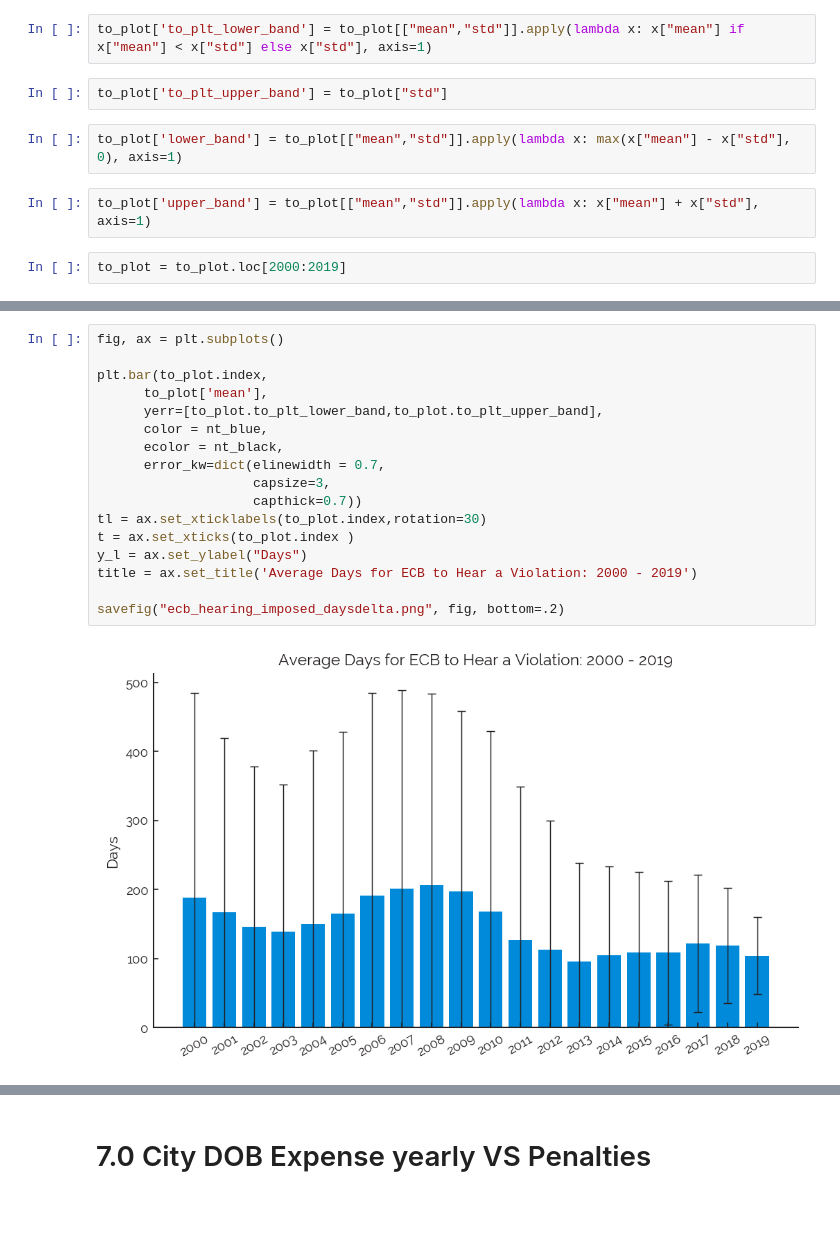
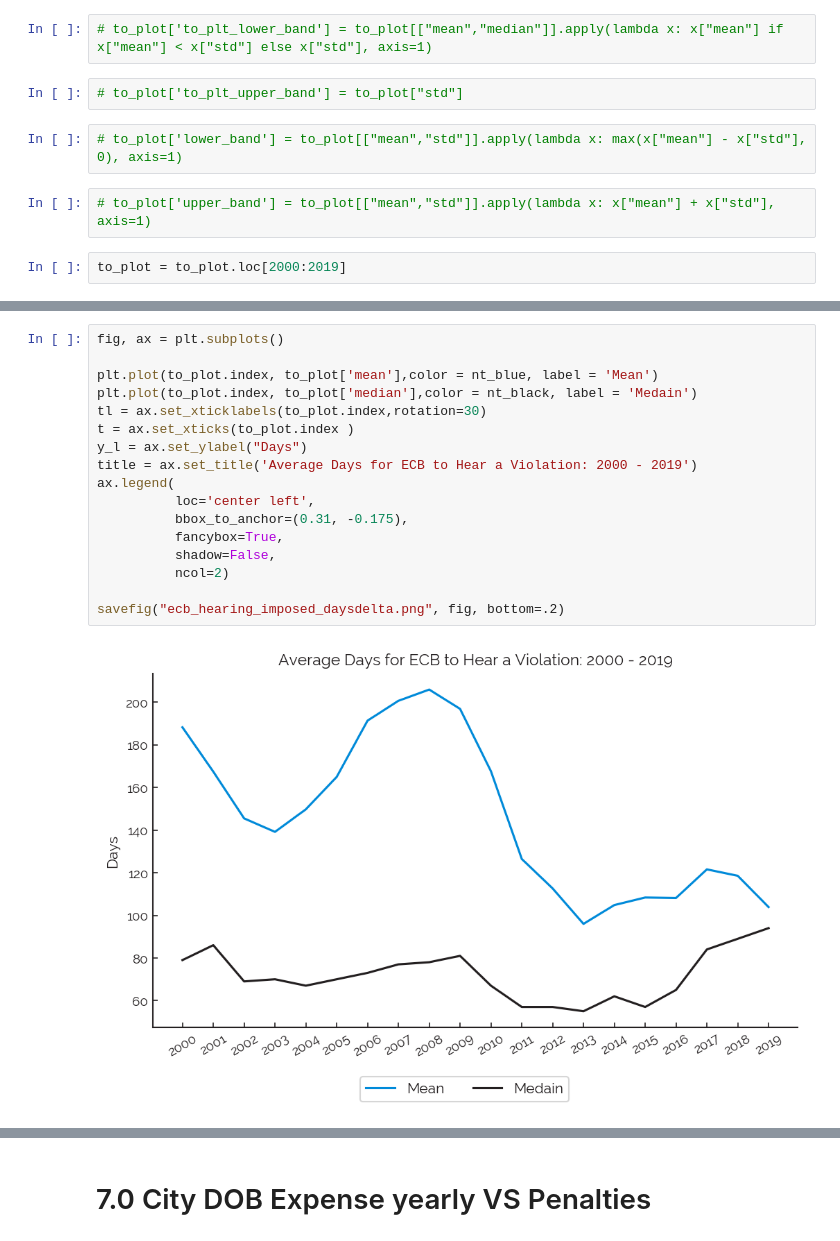
Before and after one commit to lermana/nyc_dob_analysis, a Jupyter notebook: notebooks/violations.ipynb, the cells around one changed output, grey strips where cells are left out. Drawn from its saved outputs; the diff is of its cells as text; blank space fills up the shorter version.

```diff
--- a/notebooks/violations.ipynb
+++ b/notebooks/violations.ipynb
@@ -968,11 +968,11 @@ to_plot = hearing_date_table[["diff_hear_issue","issue_date_year"]].groupby(['is
 to_plot.columns = to_plot.columns.droplevel()
 # %%
-to_plot['to_plt_lower_band'] = to_plot[["mean","std"]].apply(lambda x: x["mean"] if x["mean"] < x["std"] else x["std"], axis=1)
+# to_plot['to_plt_lower_band'] = to_plot[["mean","median"]].apply(lambda x: x["mean"] if x["mean"] < x["std"] else x["std"], axis=1)
 # %%
-to_plot['to_plt_upper_band'] = to_plot["std"]
+# to_plot['to_plt_upper_band'] = to_plot["std"]
 # %%
-to_plot['lower_band'] = to_plot[["mean","std"]].apply(lambda x: max(x["mean"] - x["std"], 0), axis=1)
+# to_plot['lower_band'] = to_plot[["mean","std"]].apply(lambda x: max(x["mean"] - x["std"], 0), axis=1)
 # %%
-to_plot['upper_band'] = to_plot[["mean","std"]].apply(lambda x: x["mean"] + x["std"], axis=1)
+# to_plot['upper_band'] = to_plot[["mean","std"]].apply(lambda x: x["mean"] + x["std"], axis=1)
 # %%
 to_plot = to_plot.loc[2000:2019]
@@ -979,19 +1000,19 @@ to_plot = to_plot.loc[2000:2019]
 # %%
 fig, ax = plt.subplots()
 
-plt.bar(to_plot.index,
-      to_plot['mean'],
-      yerr=[to_plot.to_plt_lower_band,to_plot.to_plt_upper_band],
-      color = nt_blue,
-      ecolor = nt_black,
-      error_kw=dict(elinewidth = 0.7,
-                    capsize=3,
-                    capthick=0.7))
+plt.plot(to_plot.index, to_plot['mean'],color = nt_blue, label = 'Mean')
+plt.plot(to_plot.index, to_plot['median'],color = nt_black, label = 'Medain')
 tl = ax.set_xticklabels(to_plot.index,rotation=30)
 t = ax.set_xticks(to_plot.index )
 y_l = ax.set_ylabel("Days")
 title = ax.set_title('Average Days for ECB to Hear a Violation: 2000 - 2019')
+ax.legend(
+          loc='center left',
+          bbox_to_anchor=(0.31, -0.175),
+          fancybox=True,
+          shadow=False,
+          ncol=2)
 
 savefig("ecb_hearing_imposed_daysdelta.png", fig, bottom=.2)
 # %% [output]
-[figure, old version]
+[figure, new version]
```
Also changed, not shown: parts of 7 cells of this notebook, 4 other files.
